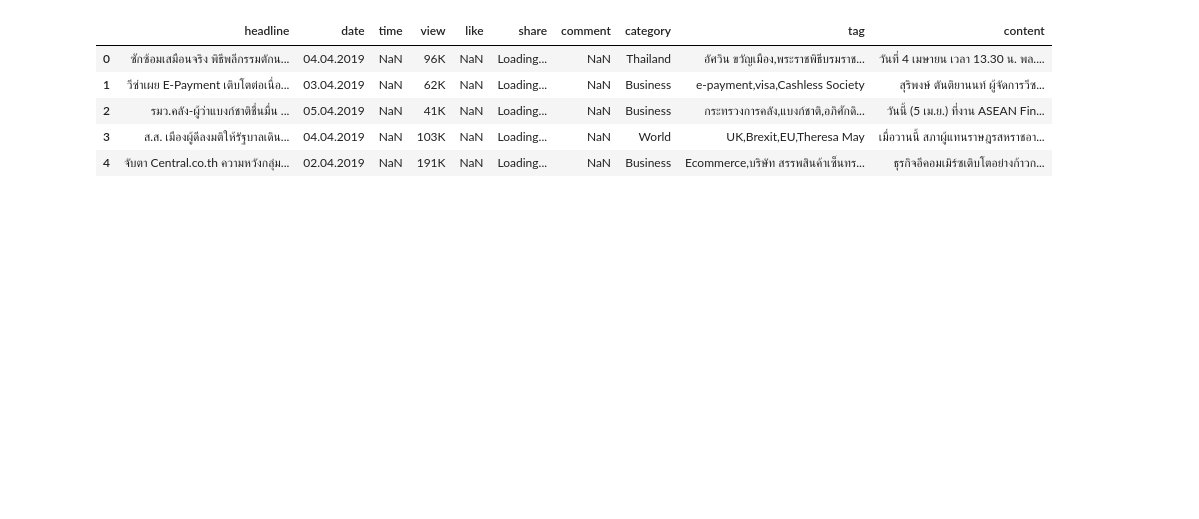
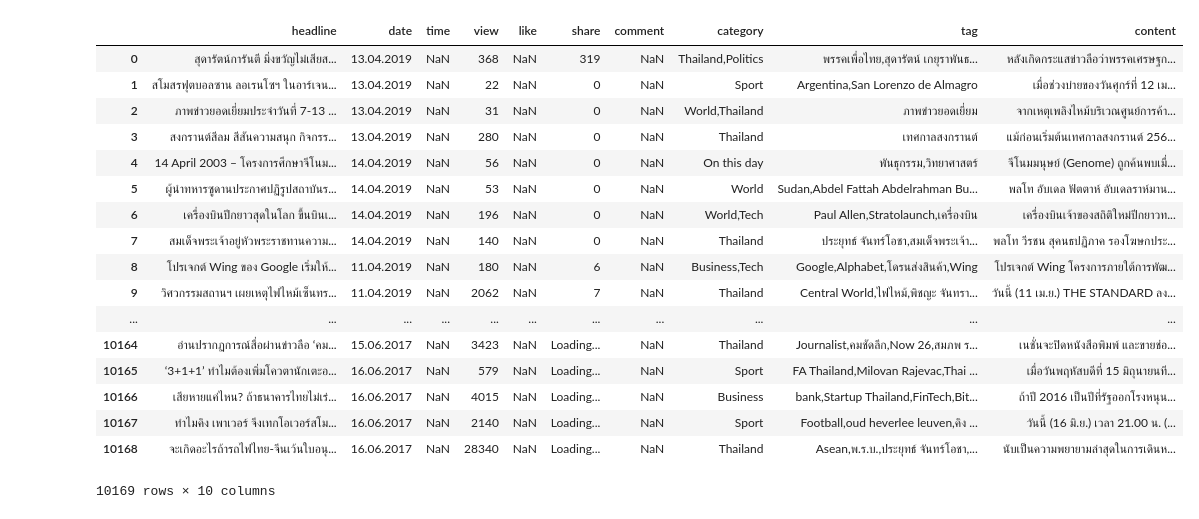
Before and after one commit to arintrongs/NLP_Project, a Jupyter notebook: notebooks/Format Data The Standard.ipynb, the cells around one changed output. Drawn from its saved outputs; the diff is of its cells as text; code cells hidden in the pictures; blank space fills up the shorter version.

Commit message:
add new standard data

```diff
--- a/notebooks/Format Data The Standard.ipynb
+++ b/notebooks/Format Data The Standard.ipynb
@@ -4,16 +4,28 @@ import numpy as np
 from datetime import datetime
 from pytz import timezone
 # %%
-df = pd.read_csv('/Users/tomfoolery/Documents/Study/NLP_Project/scraping/the_standard/data_with_content.csv')
+df = pd.read_csv('/Users/tomfoolery/Documents/Study/NLP_Project/data/the_standard_data(new).csv')
 # %%
-df.head()
+df
 # %% [output]
 |  | headline | date | time | view | like | share | comment | category | tag | content |
-| 0 | ซักซ้อมเสมือนจริง พิธีพลีกรรมตักน... | 04.04.2019 | NaN | 96K | NaN | Loading... | NaN | Thailand | อัศวิน ขวัญเมือง,พระราชพิธีบรมราช... | วันที่ 4 เมษายน เวลา 13.30 น. พล.... |
-| 1 | วีซ่าเผย E-Payment เติบโตต่อเนื่อ... | 03.04.2019 | NaN | 62K | NaN | Loading... | NaN | Business | e-payment,visa,Cashless Society | สุริพงษ์ ตันติยานนท์ ผู้จัดการวีซ... |
-| 2 | รมว.คลัง-ผู้ว่าแบงก์ชาติชื่นมื่น ... | 05.04.2019 | NaN | 41K | NaN | Loading... | NaN | Business | กระทรวงการคลัง,แบงก์ชาติ,อภิศักดิ... | วันนี้ (5 เม.ย.) ที่งาน ASEAN Fin... |
-| 3 | ส.ส. เมืองผู้ดีลงมติให้รัฐบาลเดิน... | 04.04.2019 | NaN | 103K | NaN | Loading... | NaN | World | UK,Brexit,EU,Theresa May | เมื่อวานนี้ สภาผู้แทนราษฎรสหราชอา... |
-| 4 | จับตา Central.co.th ความหวังกลุ่ม... | 02.04.2019 | NaN | 191K | NaN | Loading... | NaN | Business | Ecommerce,บริษัท สรรพสินค้าเซ็นทร... | ธุรกิจอีคอมเมิร์ซเติบโตอย่างก้าวก... |
+| 0 | สุดารัตน์การันตี มิ่งขวัญไม่เสียส... | 13.04.2019 | NaN | 368 | NaN | 319 | NaN | Thailand,Politics | พรรคเพื่อไทย,สุดารัตน์ เกยุราพันธ... | หลังเกิดกระแสข่าวลือว่าพรรคเศรษฐก... |
+| 1 | สโมสรฟุตบอลซาน ลอเรนโซฯ ในอาร์เจน... | 13.04.2019 | NaN | 22 | NaN | 0 | NaN | Sport | Argentina,San Lorenzo de Almagro | เมื่อช่วงบ่ายของวันศุกร์ที่ 12 เม... |
+| 2 | ภาพข่าวยอดเยี่ยมประจำวันที่ 7-13 ... | 13.04.2019 | NaN | 31 | NaN | 0 | NaN | World,Thailand | ภาพข่าวยอดเยี่ยม | จากเหตุเพลิงไหม้บริเวณศูนย์การค้า... |
+| 3 | สงกรานต์สีลม สีสันความสนุก กิจกรร... | 13.04.2019 | NaN | 280 | NaN | 0 | NaN | Thailand | เทศกาลสงกรานต์ | แม้ก่อนเริ่มต้นเทศกาลสงกรานต์ 256... |
+| 4 | 14 April 2003 – โครงการศึกษาจีโนม... | 14.04.2019 | NaN | 56 | NaN | 0 | NaN | On this day | พันธุกรรม,วิทยาศาสตร์ | จีโนมมนุษย์ (Genome) ถูกค้นพบเมื่... |
+| 5 | ผู้นำทหารซูดานประกาศปฏิรูปสถาบันร... | 14.04.2019 | NaN | 53 | NaN | 0 | NaN | World | Sudan,Abdel Fattah Abdelrahman Bu... | พลโท อับเดล ฟัตตาห์ อับเดลราห์มาน... |
+| 6 | เครื่องบินปีกยาวสุดในโลก ขึ้นบินเ... | 14.04.2019 | NaN | 196 | NaN | 0 | NaN | World,Tech | Paul Allen,Stratolaunch,เครื่องบิน | เครื่องบินเจ้าของสถิติใหม่ปีกยาวท... |
+| 7 | สมเด็จพระเจ้าอยู่หัวพระราชทานความ... | 14.04.2019 | NaN | 140 | NaN | 0 | NaN | Thailand | ประยุทธ์ จันทร์โอชา,สมเด็จพระเจ้า... | พลโท วีรชน สุคนธปฏิภาค รองโฆษกประ... |
+| 8 | โปรเจกต์ Wing ของ Google เริ่มให้... | 11.04.2019 | NaN | 180 | NaN | 6 | NaN | Business,Tech | Google,Alphabet,โดรนส่งสินค้า,Wing | โปรเจกต์ Wing โครงการภายใต้การพัฒ... |
+| 9 | วิศวกรรมสถานฯ เผยเหตุไฟไหม้เซ็นทร... | 11.04.2019 | NaN | 2062 | NaN | 7 | NaN | Thailand | Central World,ไฟไหม้,พิชญะ จันทรา... | วันนี้ (11 เม.ย.) THE STANDARD ลง... |
+| ... | ... | ... | ... | ... | ... | ... | ... | ... | ... | ... |
+| 10164 | อ่านปรากฏการณ์สื่อผ่านข่าวลือ ‘คม... | 15.06.2017 | NaN | 3423 | NaN | Loading... | NaN | Thailand | Journalist,คมชัดลึก,Now 26,สมภพ ร... | เนชั่นจะปิดหนังสือพิมพ์ และขายช่อ... |
+| 10165 | ‘3+1+1’ ทำไมต้องเพิ่มโควตานักเตะอ... | 16.06.2017 | NaN | 579 | NaN | Loading... | NaN | Sport | FA Thailand,Milovan Rajevac,Thai ... | เมื่อวันพฤหัสบดีที่ 15 มิถุนายนที... |
+| 10166 | เสียหายแค่ไหน? ถ้าธนาคารไทยไม่เร่... | 16.06.2017 | NaN | 4015 | NaN | Loading... | NaN | Business | bank,Startup Thailand,FinTech,Bit... | ถ้าปี 2016 เป็นปีที่รัฐออกโรงหนุน... |
+| 10167 | ทำไมคิง เพาเวอร์ จึงเทกโอเวอร์สโม... | 16.06.2017 | NaN | 2140 | NaN | Loading... | NaN | Sport | Football,oud heverlee leuven,คิง ... | วันนี้ (16 มิ.ย.) เวลา 21.00 น. (... |
+| 10168 | จะเกิดอะไรถ้ารถไฟไทย-จีนเว้นใบอนุ... | 16.06.2017 | NaN | 28340 | NaN | Loading... | NaN | Thailand | Asean,พ.ร.บ.,ประยุทธ์ จันทร์โอชา,... | นับเป็นความพยายามล่าสุดในการเดินห... |
+10169 rows × 10 columns
 # %%
 def applyview(x):
     if 'K' in x:
```
Also changed, not shown: parts of 3 cells of this notebook, 6 other files.
